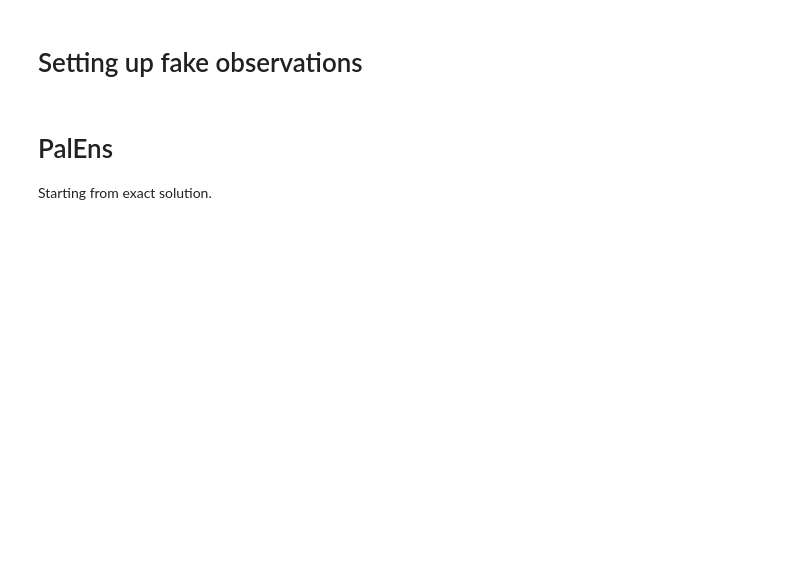
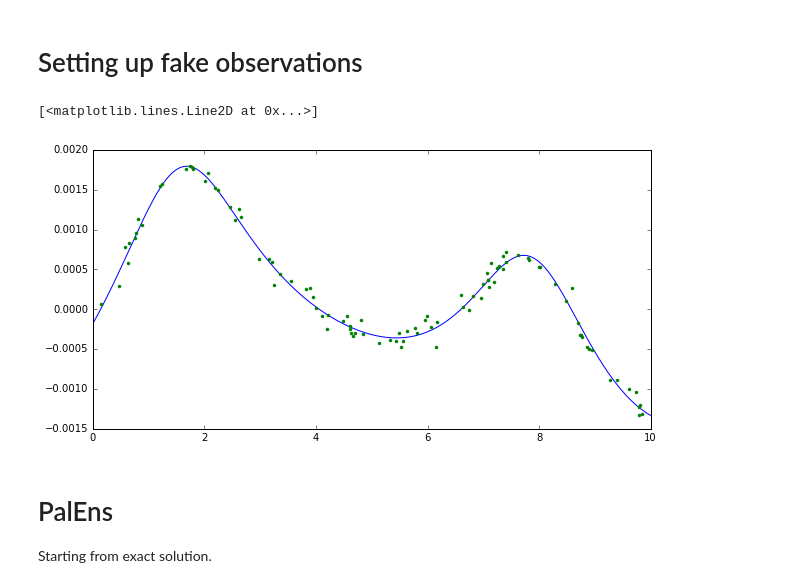
Before and after one commit to shangfei/rebound-sph, a Jupyter notebook: PalEns.ipynb, the cells around one changed output. Saved outputs shown, nothing was run; the diff lists cells and outputs as text; code cells hidden in the pictures; blank space fills up the shorter version.

```diff
--- a/PalEns.ipynb
+++ b/PalEns.ipynb
@@ -16,9 +16,12 @@ true_state = state.State(planets=[{"m":1e-3, "a":1., "h":0.2, "k":0.0, "l":0.}])
 obs = observations.FakeObservation(true_state, Npoints=100, error=1e-4, tmax=10.)
 # %%
-#fig = plt.figure(figsize=(10,5))
-#ax = plt.subplot(111)
-#ax.plot(*true_state.get_rv_plotting(tmax=10.))
-#ax.plot(obs.t, obs.rv, ".")
+fig = plt.figure(figsize=(10,5))
+ax = plt.subplot(111)
+ax.plot(*true_state.get_rv_plotting(tmax=10.))
+ax.plot(obs.t, obs.rv, ".")
+# %% [output]
+[<matplotlib.lines.Line2D at 0x...>]
+[figure, added]
 # %% [markdown]
 # PalEns
 Starting from exact solution.
```
Also changed, not shown: parts of 5 cells of this notebook.
